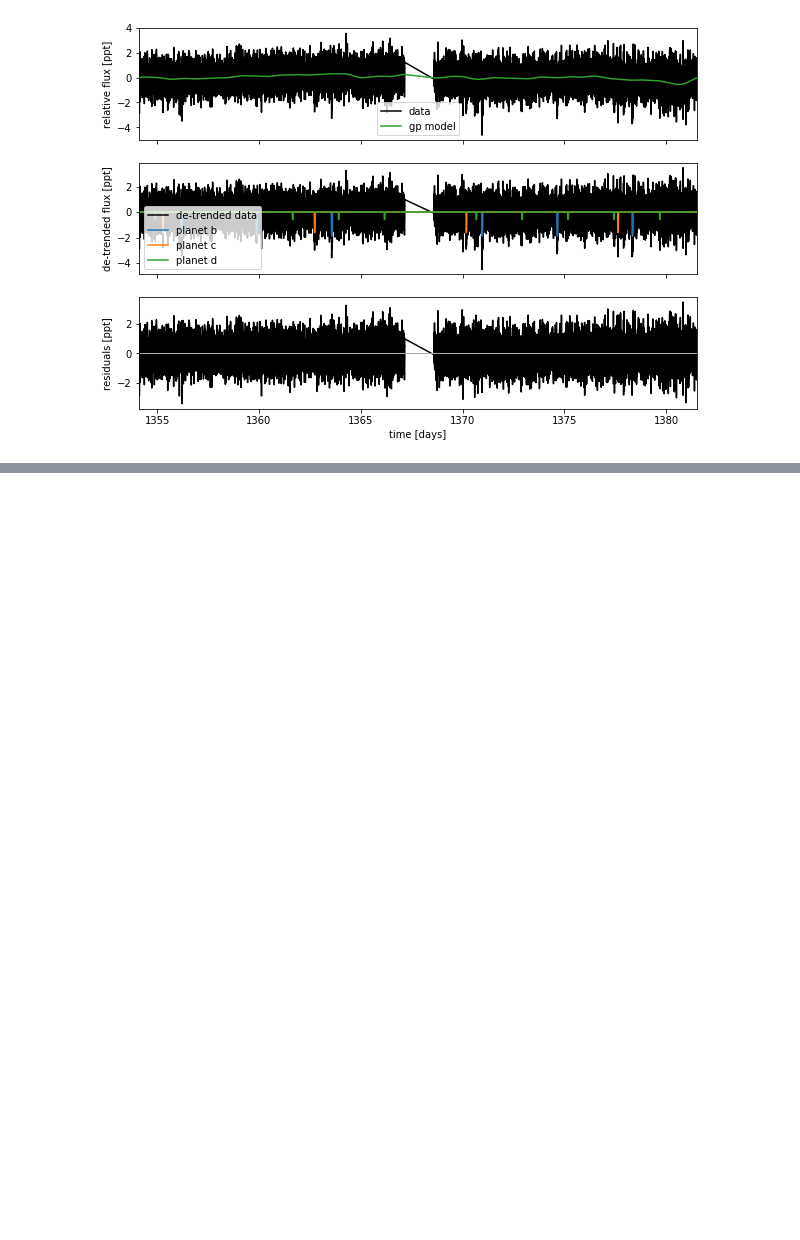
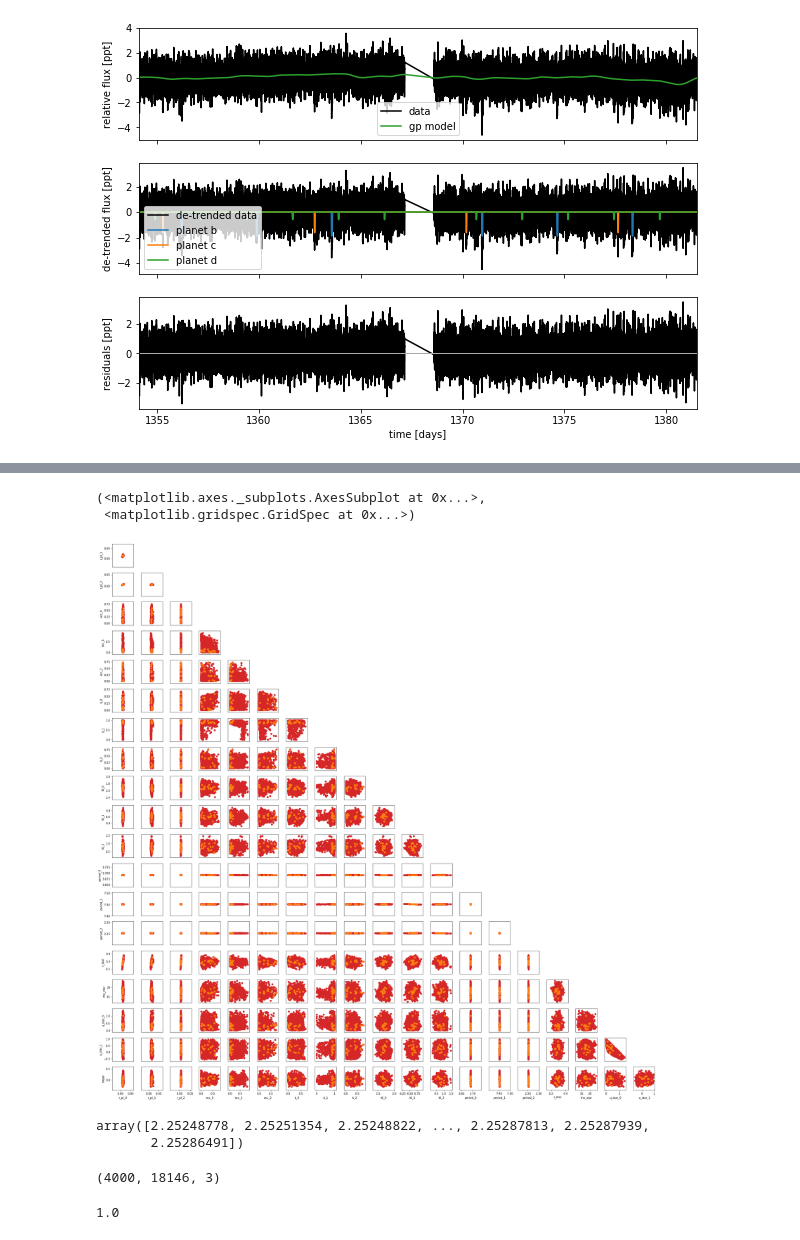
Before and after one commit to mrtommyb/l98-59-transitmodel, a Jupyter notebook: code/exoplanet-test.ipynb, the cells around one changed output, grey strips where cells are left out. Cells and saved outputs as stored; diff of their text form; code cells hidden in the pictures; blank space fills up the shorter version.

```diff
--- a/code/exoplanet-test.ipynb
+++ b/code/exoplanet-test.ipynb
@@ -376,0 +417,21 @@ np.sqrt(1.E-3)
+# %%
+pm.pairplot(trace, varnames=["r_pl", "ecc", "b", "t0", "period", "r_star", "rho_star", "u_star", "mean"], color='C3',
+            divergences=True,
+            kwargs_divergence={'color': 'C1'})
+# %% [output]
+(<matplotlib.axes._subplots.AxesSubplot at 0x...>,
+ <matplotlib.gridspec.GridSpec at 0x...>)
+[figure, added]
+# %%
+trace["period"][:,i]
+# %% [output]
+array([2.25248778, 2.25251354, 2.25248822, ..., 2.25287813, 2.25287939,
+       2.25286491])
+# %%
+trace["light_curves"]
+# %% [output]
+(4000, 18146, 3)
+# %%
+np.cos(np.degrees(0))
+# %% [output]
+1.0
```
Also changed, not shown: parts of 19 cells of this notebook, 4 other files.
